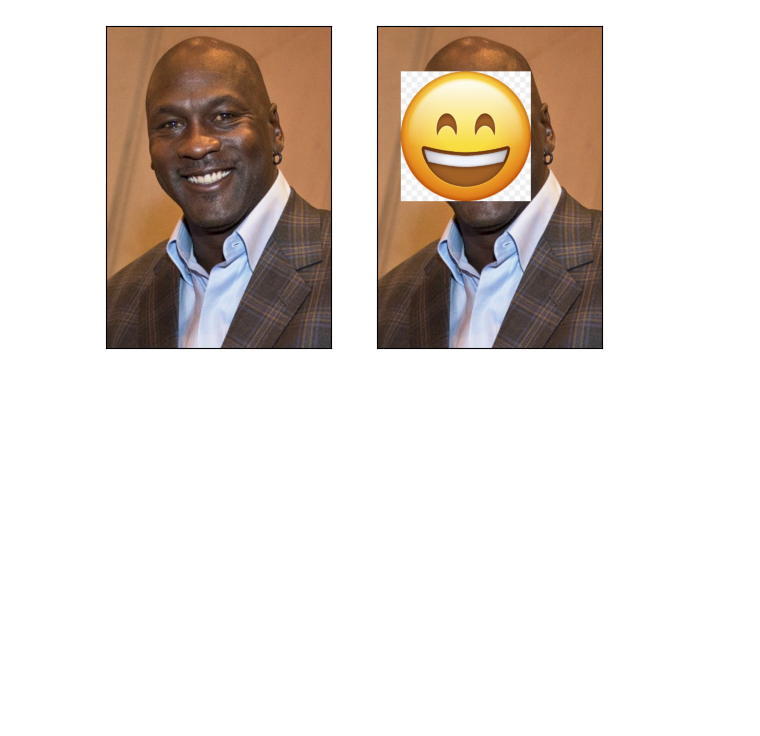
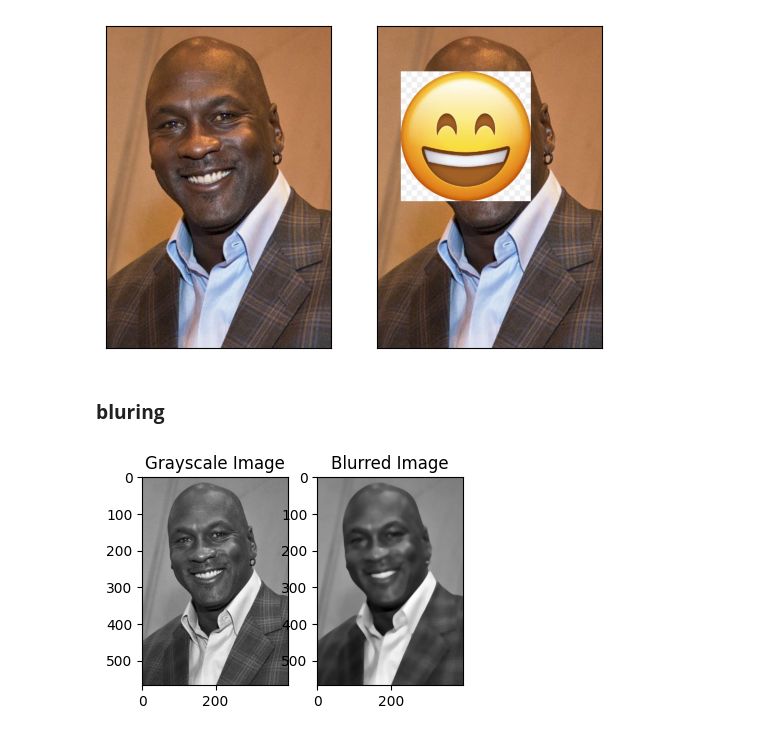
Before and after one commit to nasyawa/PCVK_GANJIL_2023, a Jupyter notebook: Week12.ipynb, the cells around one changed output. Cells and saved outputs as stored; diff of their text form; code cells hidden in the pictures; blank space fills up the shorter version.

```diff
--- a/Week12.ipynb
+++ b/Week12.ipynb
@@ -256,3 +256,24 @@ def face_detection_smile(img, scaleFactor, minNeighbors):
 face_detection_smile(cv.imread('/content/drive/MyDrive/PCVK/facedet/mjordan.jpg'), 1.1, 9)
 # %% [output]
 [figure]
+# %% [markdown]
+### **bluring**
+# %%
+import cv2
+import matplotlib.pyplot as plt
+
+# Read the image
+mjordan = cv2.imread('/content/drive/MyDrive/PCVK/facedet/mjordan.jpg')
+
+# Convert the image to grayscale
+gray_mjordan = cv2.cvtColor(mjordan, cv2.COLOR_BGR2GRAY)
+
+# Apply median blur with a kernel size of 5x5 to the grayscale image
+blurred_image = cv2.medianBlur(gray_mjordan, 11)
+
+# Display the original, grayscale, and blurred images using matplotlib
+plt.subplot(132), plt.imshow(gray_mjordan, cmap='gray'), plt.title('Grayscale Image')
+plt.subplot(133), plt.imshow(blurred_image, cmap='gray'), plt.title('Blurred Image')
+plt.show()
+# %% [output]
+[figure, added]
```
